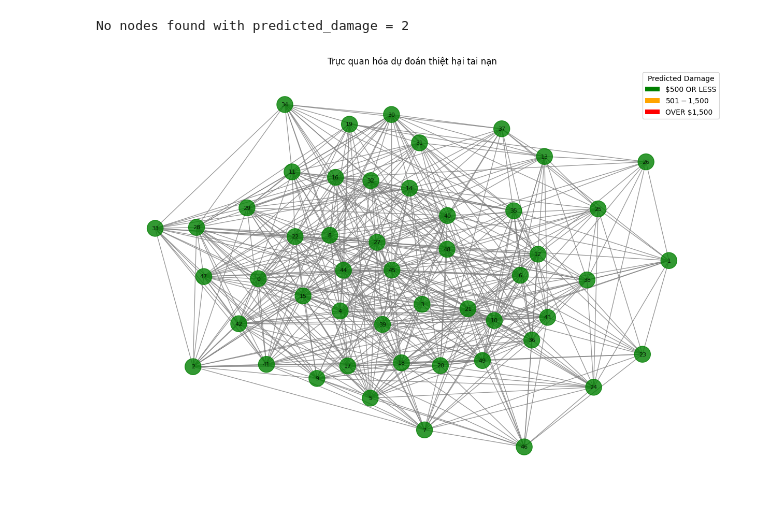
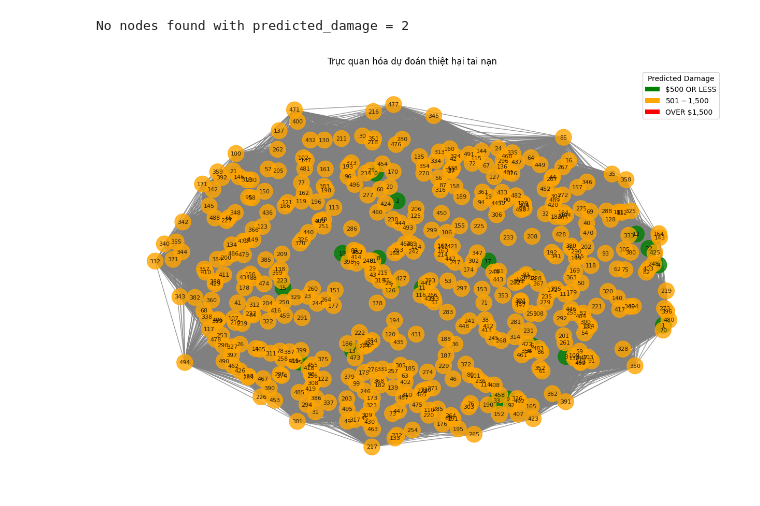
Before and after one commit to saramwon1103/traffic-accident-analysis, a Jupyter notebook: notebooks/prediction_damage.ipynb, the cells around one changed output. Saved outputs shown, nothing was run; the diff lists cells and outputs as text; code cells hidden in the pictures.

```diff
--- a/notebooks/prediction_damage.ipynb
+++ b/notebooks/prediction_damage.ipynb
@@ -73,7 +148,7 @@ from torch_geometric.data import Data
 from model import GAT
 # %%
 # Đọc dataset
-file_path = r'..\data\new_data_cleaned_origin.csv'
+file_path = r'..\data\new\new_data_cleaned_origin.csv'
 df = pd.read_csv(file_path)
 # %%
 import networkx as nx
@@ -103,31 +178,19 @@ print(f"Đã tạo đồ thị với {G.number_of_nodes()} nút và {G.number_of
 # %%
-import torch
-from torch_geometric.data import Data
-
 def networkx_to_pyg_inference(G):
-    feature_attrs = list(next(iter(G.nodes(data=True)))[1].keys())
-
-    features = [
-        [float(data[attr]) for attr in feature_attrs]
-        for _, data in G.nodes(data=True)
-    ]
-
+    attrs = list(next(iter(G.nodes(data=True)))[1].keys())
+    features = [[float(data[attr]) for attr in attrs] for _, data in G.nodes(data=True)]
     x = torch.tensor(features, dtype=torch.float)
-
-    node_mapping = {node: i for i, node in enumerate(G.nodes())}
-    edge_index = torch.tensor(
-        [[node_mapping[u], node_mapping[v]] for u, v in G.edges()],
-        dtype=torch.long
-    ).t().contiguous()
-
+    node_map = {node: i for i, node in enumerate(G.nodes())}
+    edge_index = torch.tensor([[node_map[u], node_map[v]] for u, v in G.edges()], dtype=torch.long).t().contiguous()
     return Data(x=x, edge_index=edge_index)
 
 data_new = networkx_to_pyg_inference(G)
 # %%
-device = torch.device('cuda' if torch.cuda.is_available() else 'cpu')
-
-model = GAT(in_features=22, hidden_dim=16, out_features=3, heads=8).to(device)
-model.load_state_dict(torch.load('gat_model.pth', map_location=device))
+### 4. Load mô hình đã huấn luyện
+device = torch.device("cuda" if torch.cuda.is_available() else "cpu")
+model = GAT(in_features=data_new.x.shape[1], hidden_dim=16, out_features=3)  # 3 lớp damage
+model.load_state_dict(torch.load("gat_model.pth", map_location=device))
+model = model.to(device)
 model.eval()
 # %% [output]
 GAT(
@@ -287,35 +350,35 @@ color_map = {
 node_colors = [color_map[G.nodes[n]['predicted_damage']] for n in G.nodes]
 
 # Tùy chọn: giảm số lượng node để dễ hiển thị (ví dụ chỉ 50 nodes)
-sub_nodes = list(G.nodes)[:50]
+sub_nodes = list(G.nodes)[:500]
 subgraph = G.subgraph(sub_nodes)
 
 # Vẽ đồ thị con với màu
 plt.figure(figsize=(12, 8))
 pos = nx.spring_layout(subgraph, seed=42)  # layout đẹp hơn
 nx.draw(
     subgraph,
     pos,
     with_labels=True,
     node_color=[color_map[G.nodes[n]['predicted_damage']] for n in subgraph.nodes],
     node_size=500,
     font_size=8,
     edge_color='gray',
     alpha=0.8
 )
 # Tạo chú thích
 from matplotlib.patches import Patch
 legend_elements = [
     Patch(facecolor='green', label='$500 OR LESS'),
     Patch(facecolor='orange', label='$501 - $1,500'),
     Patch(facecolor='red', label='OVER $1,500'),
 ]
 plt.legend(handles=legend_elements, title="Predicted Damage", loc='best')
 plt.title("Trực quan hóa dự đoán thiệt hại tai nạn")
 plt.axis('off')
 plt.show()
 # %% [output]
-[figure, old version]
+[figure, new version]
 # %%
 import pandas as pd
 import numpy as np
```
Also changed, not shown: parts of 10 cells of this notebook, 40 other files.
